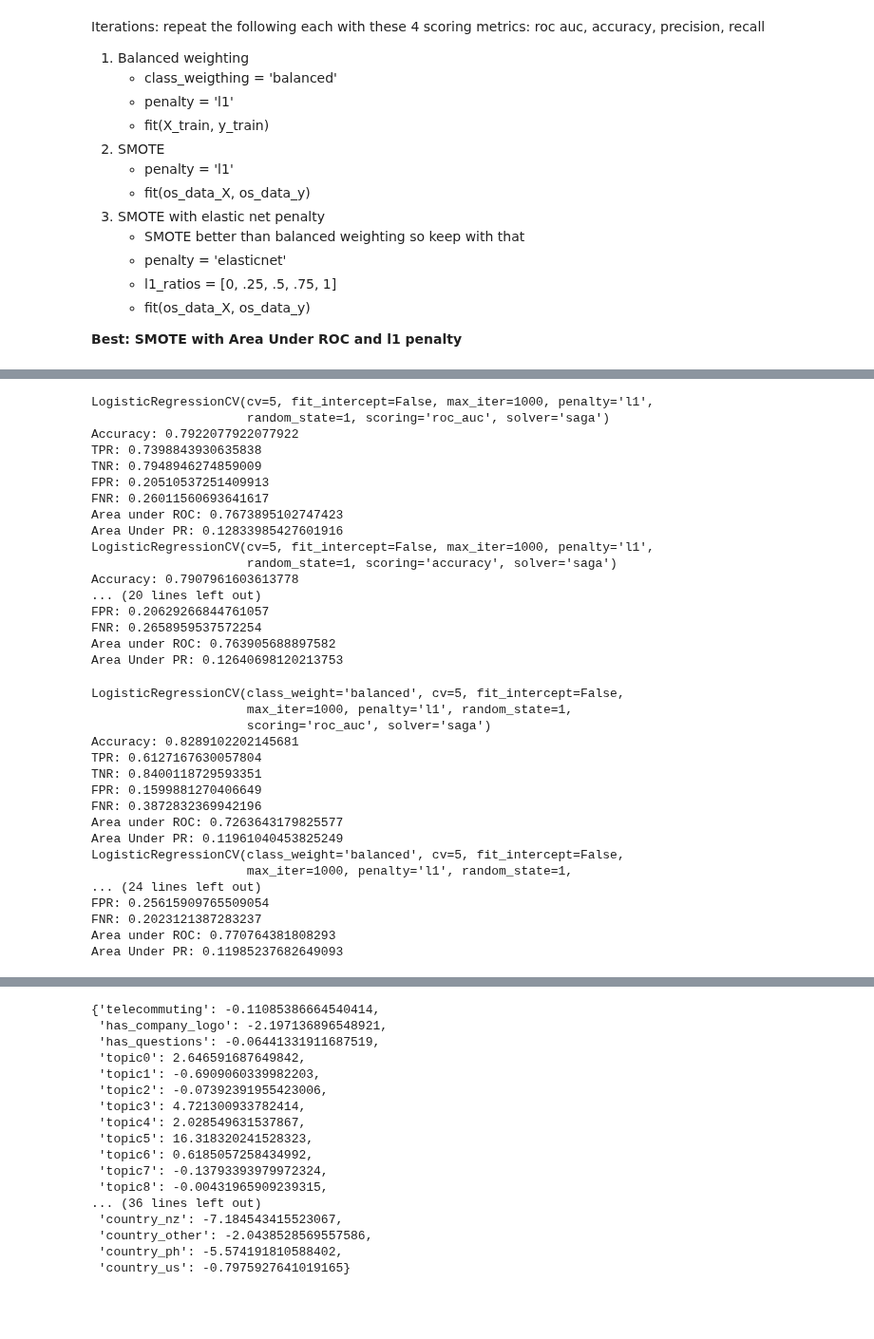
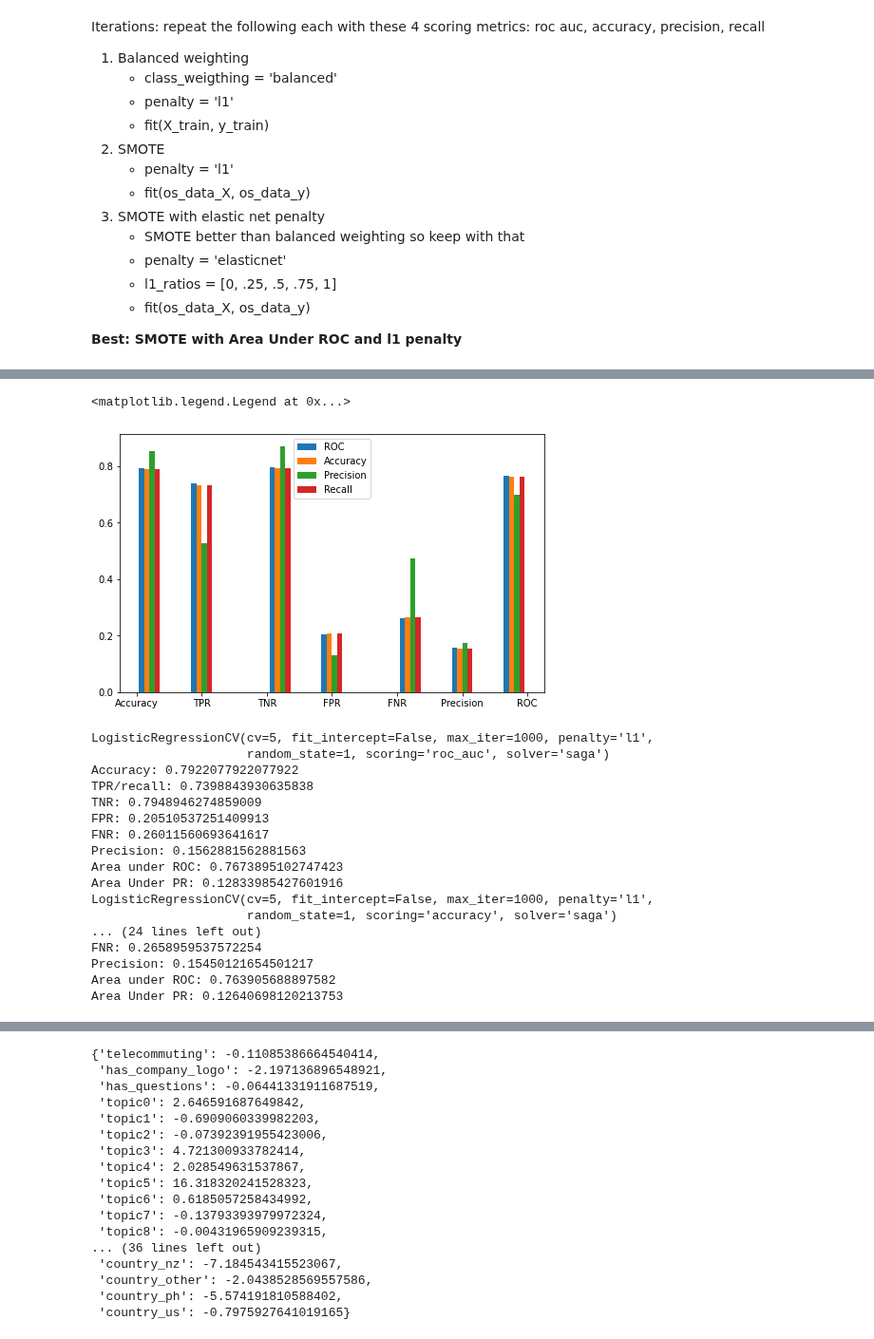
Before and after one commit to anuragkumar/fake-job-posting-prediction, a Jupyter notebook: fake_job_postings.ipynb, the cells around one changed output, grey strips where cells are left out. Shown at 95% size. Drawn from its saved outputs; the diff is of its cells as text; code cells hidden in the pictures; blank space fills up the shorter version.

```diff
--- a/fake_job_postings.ipynb
+++ b/fake_job_postings.ipynb
@@ -741,0 +815,11 @@ with open('lasso_list_scoring_smote_elasticnet.pkl', 'rb') as f:
+# %%
+stats_smote = []
+for i in model_list_smote:
+    print(str(i))
+    predict, prob, predict_df, true_df, prob_df, coef_dict = model_predict(i)
+    #print(coef_dict)
+    stats_smote.append(metrics_print(predict_df, predict))
+
+# accuracy, recall all the same. ROC best. Precision bad for TPR. accuracy/recall, roc very similar.
+# better than balanced weighting in general
+# precision gives better accuracy but very bad TPR and FNR
@@ -742,52 +844,38 @@ with open('lasso_list_scoring_smote_elasticnet.pkl', 'rb') as f:
+# %%
+fig, ax = plt.subplots(figsize=(8,5))
+
+bins = ['Accuracy', 'TPR', 'TNR', 'FPR', 'FNR', 'Precision', 'ROC']
+plt.hist([bins, bins, bins, bins], 15, weights=[stats_smote[0][:-1], stats_smote[1][:-1], stats_smote[2][:-1], stats_smote[3][:-1]],
+            histtype='bar', label=['ROC', 'Accuracy', 'Precision', 'Recall'])
+plt.legend()
+
+# ROC, accuracy, recall all very similar
+# %% [output]
+<matplotlib.legend.Legend at 0x...>
+[figure, added]
 # %%
+stats_en = []
 for i in model_list_en:
     print(str(i))
-    predict, prob, predict_df, true_df, prob_df, coef_dict = lasso_predict(i)
-    #print(coef_dict)
-    metrics_print(predict_df, predict)
+    predict, prob, predict_df, true_df, prob_df, coef_dict = model_predict(i)
+    stats_en.append(metrics_print(predict_df, predict))
 
 # not materially different from smote without elastic net
 # %% [output]
 LogisticRegressionCV(cv=5, fit_intercept=False, max_iter=1000, penalty='l1',
                      random_state=1, scoring='roc_auc', solver='saga')
 Accuracy: 0.7922077922077922
-TPR: 0.7398843930635838
+TPR/recall: 0.7398843930635838
 TNR: 0.7948946274859009
 FPR: 0.20510537251409913
 FNR: 0.26011560693641617
+Precision: 0.1562881562881563
 Area under ROC: 0.7673895102747423
 Area Under PR: 0.12833985427601916
 LogisticRegressionCV(cv=5, fit_intercept=False, max_iter=1000, penalty='l1',
                      random_state=1, scoring='accuracy', solver='saga')
-Accuracy: 0.7907961603613778
-... (20 lines left out)
-FPR: 0.20629266844761057
+... (24 lines left out)
 FNR: 0.2658959537572254
+Precision: 0.15450121654501217
 Area under ROC: 0.763905688897582
 Area Under PR: 0.12640698120213753
-# %%
-for i in model_list:
-    print(str(i))
-    predict, prob, predict_df, true_df, prob_df, coef_dict = lasso_predict(i)
-    #print(coef_dict)
-    metrics_print(predict_df, predict)
-
-# recall does the best at minimizing FNR (as is its purpose) and everything else is just slightly worse
-# %% [output]
-LogisticRegressionCV(class_weight='balanced', cv=5, fit_intercept=False,
-                     max_iter=1000, penalty='l1', random_state=1,
-                     scoring='roc_auc', solver='saga')
-Accuracy: 0.8289102202145681
-TPR: 0.6127167630057804
-TNR: 0.8400118729593351
-FPR: 0.1599881270406649
-FNR: 0.3872832369942196
-Area under ROC: 0.7263643179825577
-Area Under PR: 0.11961040453825249
-LogisticRegressionCV(class_weight='balanced', cv=5, fit_intercept=False,
-                     max_iter=1000, penalty='l1', random_state=1,
-... (24 lines left out)
-FPR: 0.25615909765509054
-FNR: 0.2023121387283237
-Area under ROC: 0.770764381808293
-Area Under PR: 0.11985237682649093
```
Also changed, not shown: parts of 42 cells of this notebook.
